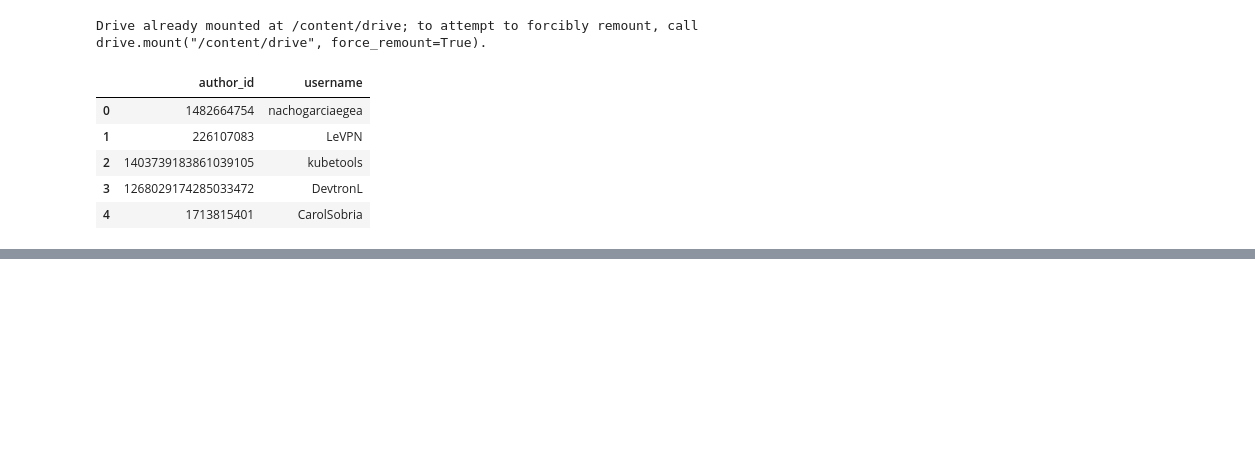
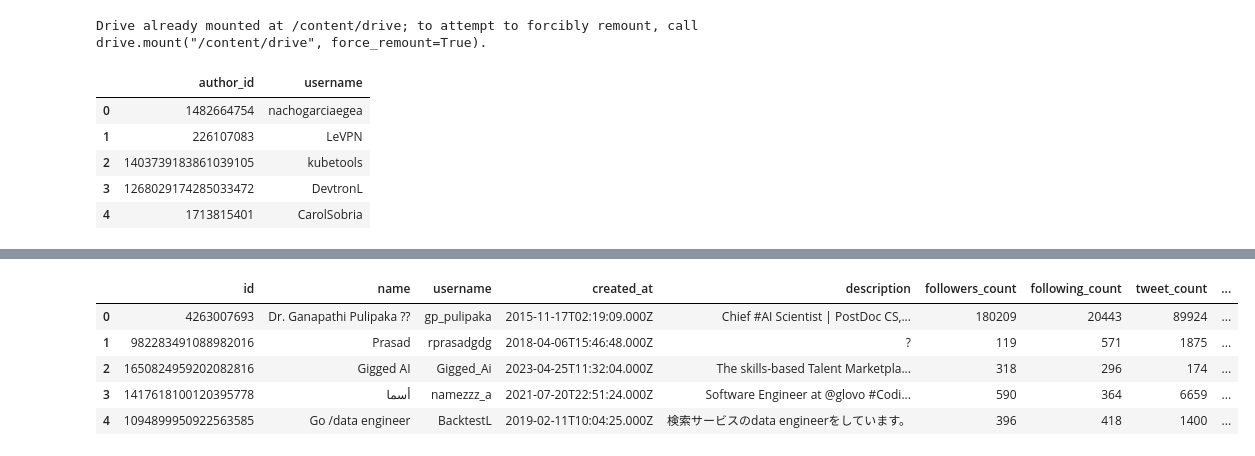
Before and after one commit to byambaa1982/python_cources_for_beginers, a Jupyter notebook: Mini Project 1/data_modeling_1.ipynb, the cells around one changed output, grey strips where cells are left out. Cells and saved outputs as stored; diff of their text form; code cells hidden in the pictures; blank space fills up the shorter version.

```diff
--- a/Mini Project 1/data_modeling_1.ipynb
+++ b/Mini Project 1/data_modeling_1.ipynb
@@ -26,0 +37,10 @@ df.to_csv(f'{my_path}test.csv', index = False)
+# %%
+df = pd.read_csv(f'{my_path}detailed_users.csv')
+df.head()
+# %% [output]
+|  | id | name | username | created_at | description | followers_count | following_count | tweet_count | ... |
+| 0 | 4263007693 | Dr. Ganapathi Pulipaka ?? | gp_pulipaka | 2015-11-17T02:19:09.000Z | Chief #AI Scientist | PostDoc CS,... | 180209 | 20443 | 89924 | ... |
+| 1 | 982283491088982016 | Prasad | rprasadgdg | 2018-04-06T15:46:48.000Z | ? | 119 | 571 | 1875 | ... |
+| 2 | 1650824959202082816 | Gigged AI | Gigged_Ai | 2023-04-25T11:32:04.000Z | The skills-based Talent Marketpla... | 318 | 296 | 174 | ... |
+| 3 | 1417618100120395778 | أسما | namezzz_a | 2021-07-20T22:51:24.000Z | Software Engineer at @glovo #Codi... | 590 | 364 | 6659 | ... |
+| 4 | 1094899950922563585 | Go /data engineer | BacktestL | 2019-02-11T10:04:25.000Z | 検索サービスのdata engineerをしています。 | 396 | 418 | 1400 | ... |
```
Also changed, not shown: parts of 2 cells of this notebook.
